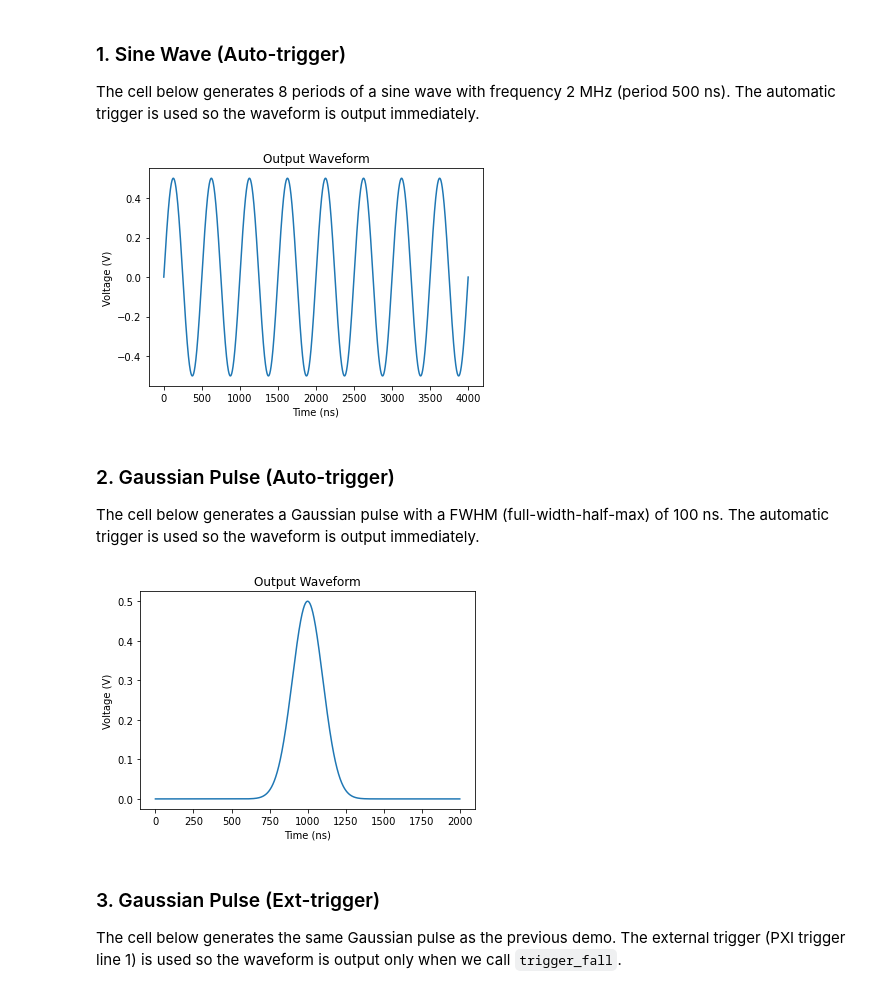
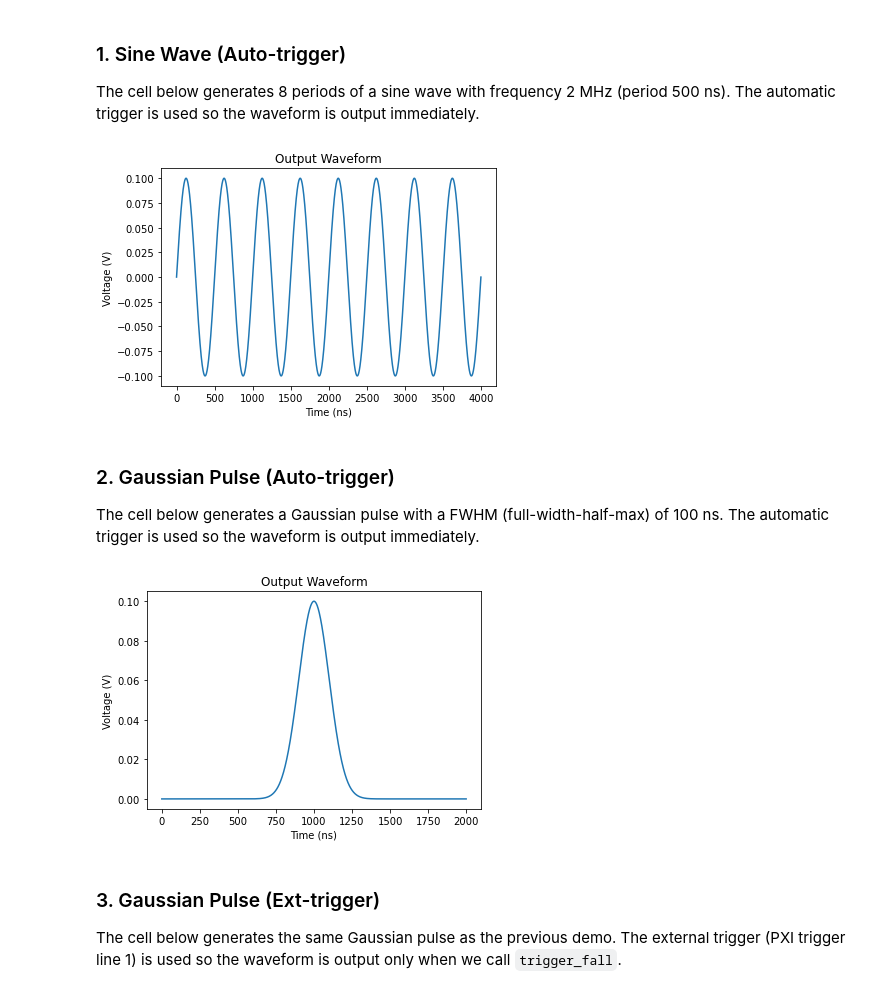
Before and after one commit to jsalfi/qstlab, a Jupyter notebook: Noah/qcodes_keysight.ipynb, the cells around one changed output. Cells and saved outputs as stored; diff of their text form; code cells hidden in the pictures.

```diff
--- a/Noah/qcodes_keysight.ipynb
+++ b/Noah/qcodes_keysight.ipynb
@@ -7,6 +7,7 @@ import logging
 
 import numpy as np
 import matplotlib.pyplot as plt
+%matplotlib qt
 
 try:
     import keysightSD1
@@ -23,6 +24,7 @@ import qcodes.logger as logger
 from qcodes.logger import start_all_logging
 
 from waveforms import create_sine, create_gaussian, queue_oneshot, trigger_fall
+from digitizer import setup_dig_pxi
 
 start_all_logging()
 # logger.get_file_handler().setLevel(logging.DEBUG)
@@ -40,7 +42,7 @@ station = qcodes.Station()
 station.add_component(awg)
 station.add_component(dig)
 
-SAMPLE_RATE_MSPS = 1000 # 1 GS/s
+AWG_SAMPLE_RATE_MSPS = 1000 # 1 GS/s
 # %% [output]
 Logging hadn't been started.
 Activating auto-logging. Current session state plus future input saved.
@@ -66,29 +65,29 @@ These waveforms can be captured on an oscilloscope in single-shot trigger mode.
 
 The cell below generates 8 periods of a sine wave with frequency 2 MHz (period 500 ns). The automatic trigger is used so the waveform is output immediately.
 # %%
-sine_wave = 0.5 * create_sine(500, 8, SAMPLE_RATE_MSPS)
+sine_wave = 0.1 * create_sine(500, 8, AWG_SAMPLE_RATE_MSPS)
 plt.plot(sine_wave)
 plt.title("Output Waveform")
 plt.xlabel("Time (ns)")
 plt.ylabel("Voltage (V)")
 
-queue_oneshot(awg, 1, sine_wave, SAMPLE_RATE_MSPS)
+queue_oneshot(awg, 1, sine_wave, AWG_SAMPLE_RATE_MSPS)
 # %% [output]
-[figure, old version]
+[figure, new version]
 # %% [markdown]
 ### 2. Gaussian Pulse (Auto-trigger)
 
 The cell below generates a Gaussian pulse with a FWHM (full-width-half-max) of 100 ns. The automatic trigger is used so the waveform is output immediately.
 # %%
-gauss_wave = create_gaussian(0.5, 0, 100, 2000, SAMPLE_RATE_MSPS)
+gauss_wave = create_gaussian(0.1, 0, 100, 2000, AWG_SAMPLE_RATE_MSPS)
 plt.plot(gauss_wave)
 plt.title("Output Waveform")
 plt.xlabel("Time (ns)")
 plt.ylabel("Voltage (V)")
 
-queue_oneshot(awg, 1, gauss_wave, SAMPLE_RATE_MSPS)
+queue_oneshot(awg, 1, gauss_wave, AWG_SAMPLE_RATE_MSPS)
 # %% [output]
-[figure, old version]
+[figure, new version]
 # %% [markdown]
 ### 3. Gaussian Pulse (Ext-trigger)
 
```
Also changed, not shown: parts of 3 cells of this notebook, 1 other file.
